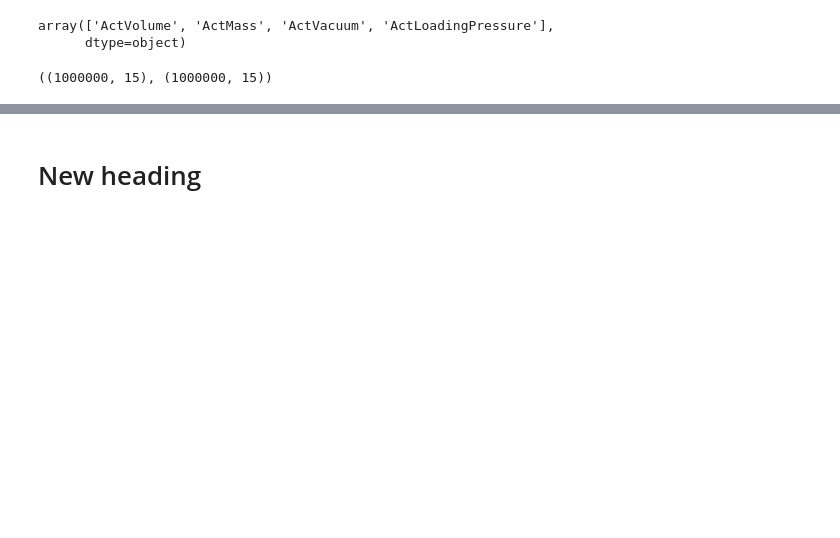
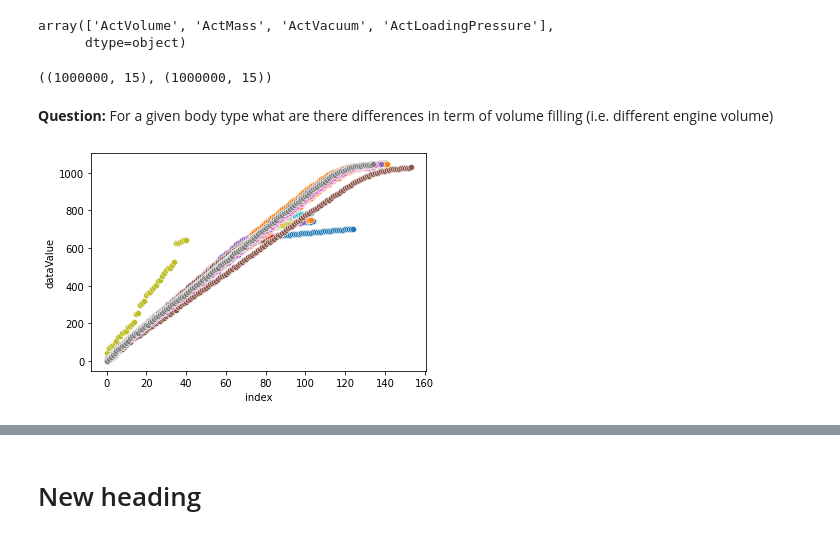
Before and after one commit to alixtc/Renault, a Jupyter notebook: eda_renault_ropit.ipynb, the cells around one changed output, grey strips where cells are left out. Cells and saved outputs as stored; diff of their text form; code cells hidden in the pictures; blank space fills up the shorter version.

```diff
--- a/eda_renault_ropit.ipynb
+++ b/eda_renault_ropit.ipynb
@@ -254,3 +273,16 @@ array(['ActVolume', 'ActMass', 'ActVacuum', 'ActLoadingPressure'],
 df.shape, df.drop_duplicates().shape
 # %% [output]
 ((1000000, 15), (1000000, 15))
+# %% [markdown]
+**Question:** For a given body type what are there differences in term of volume filling (i.e. different engine volume)
+# %%
+temp = df[df.body_type == 'HJD'].copy()
+
+temp.sort_values('sourceTimestamp', inplace=True)
+temp['rk'] = temp.groupby('pji').cumcount()+1
+#temp.groupby('pji')['dataValue'].transform(max)
+# %%
+for num in pd.Series(temp.pji.unique()).sample(50):
+    plot_selective_fluid(temp,num, 'RMFluid', 'ActVolume')
+# %% [output]
+[figure, added]
```
Also changed, not shown: parts of 17 cells of this notebook.
